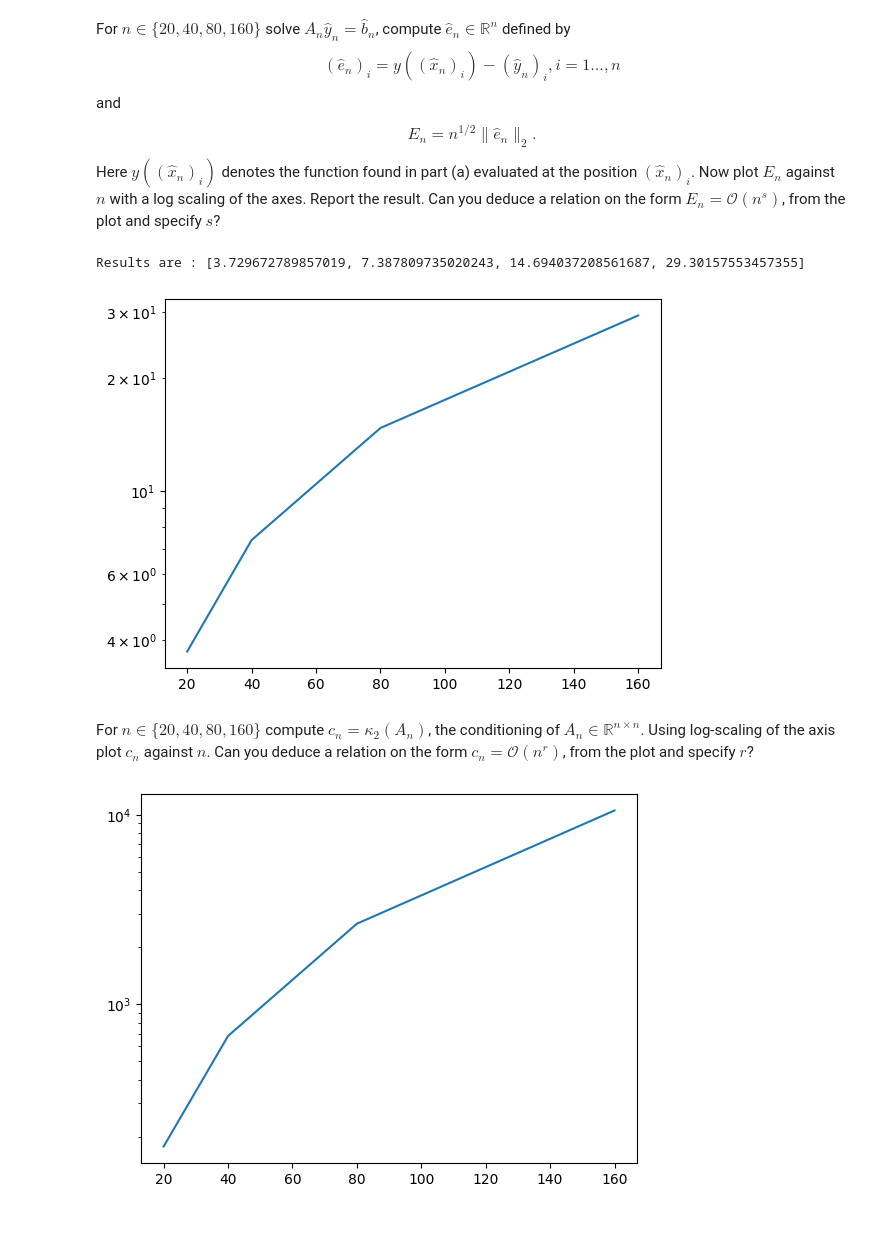
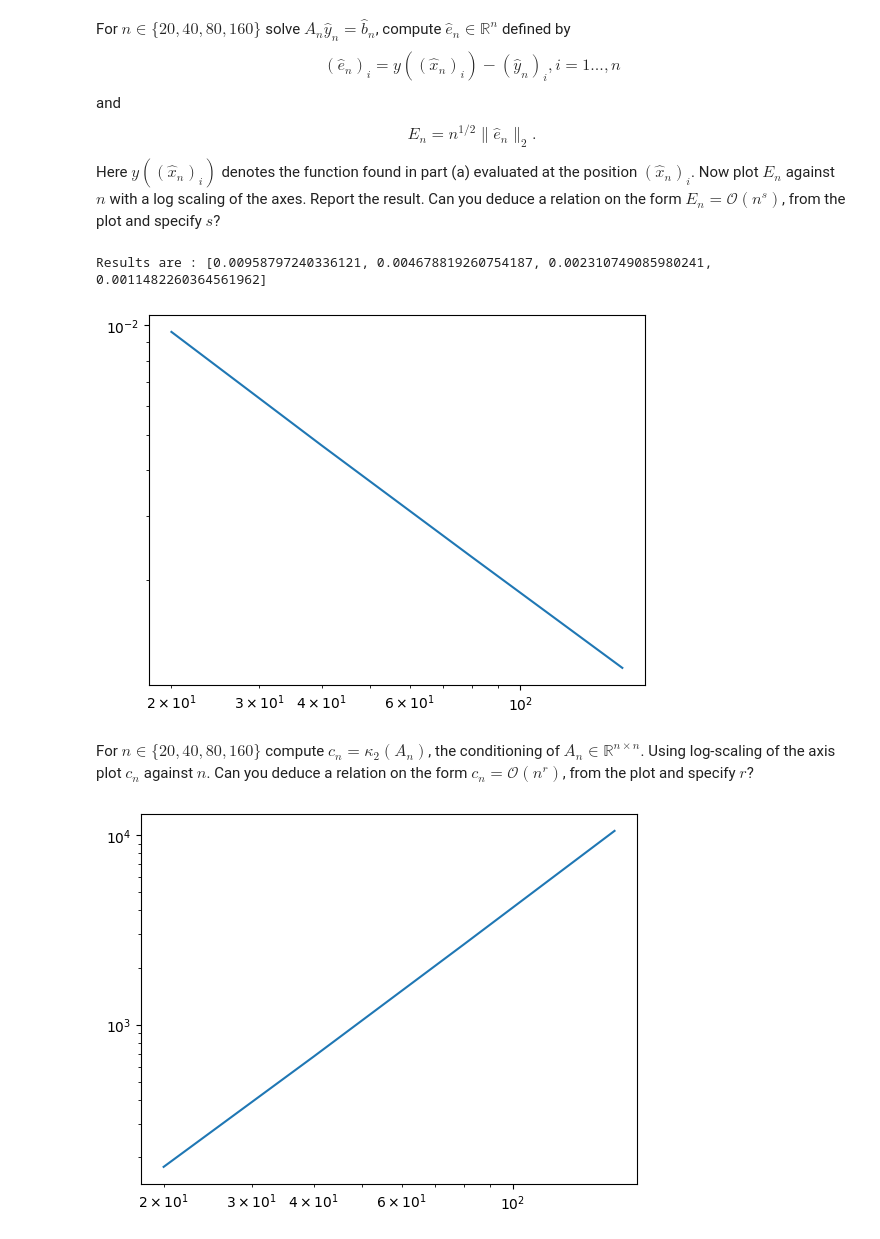
Before and after one commit to JonathanLim1/Computational-Methods, a Jupyter notebook: assignment2.ipynb, the cells around one changed output. Saved outputs shown, nothing was run; the diff lists cells and outputs as text; code cells hidden in the pictures.

```diff
--- a/assignment2.ipynb
+++ b/assignment2.ipynb
@@ -19,16 +19,19 @@ from numpy import linalg as LA
 
 
 n = 20
-k = [np.ones(n-1),-2*np.ones(n),np.ones(n-1)]
+k = [-np.ones(n-1),2*np.ones(n),-np.ones(n-1)]
 offset = [-1,0,1]
 A = diags(k,offset).toarray()
 
-
-B_hat = np.array([1/((n+1)**2) for _ in range(n)]).T
-X_hat = [i/(n+1) for i in range(n)]
-B_tilde = np.array([1/((n+2)**2) for _ in range(n)]).T
+B_hat = np.array([1/((n)**2) for _ in range(n)]).T
+X_hat = [i/(n+1) for i in range(1,n+1)]
 
 #finding Y
 Y_hat = np.dot(B_hat,np.linalg.inv(A))
 y = [-(x**2/2)+(1/2)*x for x in X_hat ]
+
+
+B_tilde = np.array([1/((n+1)**2) for _ in range(n)]).T
+# B_tilde = np.linspace(1/(n+1)**2,1/(n+1)**2,n)
+
 Y_tilde = np.dot(B_tilde,np.linalg.inv(A))
@@ -58,35 +63,36 @@ set_n = [20,40,80,160]
 
 def solution(n):
     #making tridiagonal matrix
-    k = [np.ones(n-1),-2*np.ones(n),np.ones(n-1)]
+    k = [-np.ones(n-1),2*np.ones(n),-np.ones(n-1)]
     offset = [-1,0,1]
     A = diags(k,offset).toarray()
 
-
-    B_hat = np.array([1/((n+1)**2) for _ in range(n)]).T
-    X_hat = [i/(n+1) for i in range(n)]
+    B_hat = np.array([1/((n)**2) for _ in range(n)]).T
+    X_hat = [i/(n+1) for i in range(1,n+1)]
 
     #finding Y
     Y_hat = np.dot(B_hat,np.linalg.inv(A))
     y = [-(x**2/2)+(1/2)*x for x in X_hat ]
 
     #finding e_i iterating simultaneously
+
     e_ni = [a-b for (a,b) in zip(y,Y_hat)]
     #2-norm equation
-    E_n = n**(1/2)*LA.norm(e_ni,2)
+    E_n = n**(-1/2)*LA.norm(e_ni)
     return E_n
 
 
 set_soln = [solution(n) for n in set_n]
 print(f"Results are : {set_soln}")
 # %% [output]
-Results are : [3.729672789857019, 7.387809735020243, 14.694037208561687, 29.30157553457355]
+Results are : [0.00958797240336121, 0.004678819260754187, 0.002310749085980241, 0.0011482260364561962]
 # %%
 plt.yscale("log")
+plt.xscale("log")
 plt.plot(set_n,set_soln)
 plt.show()
 # %% [output]
-[figure, old version]
+[figure, new version]
 # %% [markdown]
 For $n\in \{20, 40, 80, 160\}$ compute $c_n = \kappa_2 (A_n)$, the conditioning of $A_n \in\mathbb{R}^{n\times n}$. Using log-scaling of the axis plot $c_n$ against $n$. Can you deduce a relation on the form $c_n = \mathcal{O}(n^r)$, from the plot and specify $r$?
 # %%
@@ -101,7 +107,9 @@ set_An = [tridiagonal_mat(n) for n in set_n]
 set_cond = [LA.cond(an,2) for an in set_An]
 
 plt.yscale("log")
+plt.xscale("log")
+
 plt.plot(set_n,set_cond)
 plt.show()
 # %% [output]
-[figure, old version]
+[figure, new version]
```
Also changed, not shown: parts of 2 cells of this notebook.
